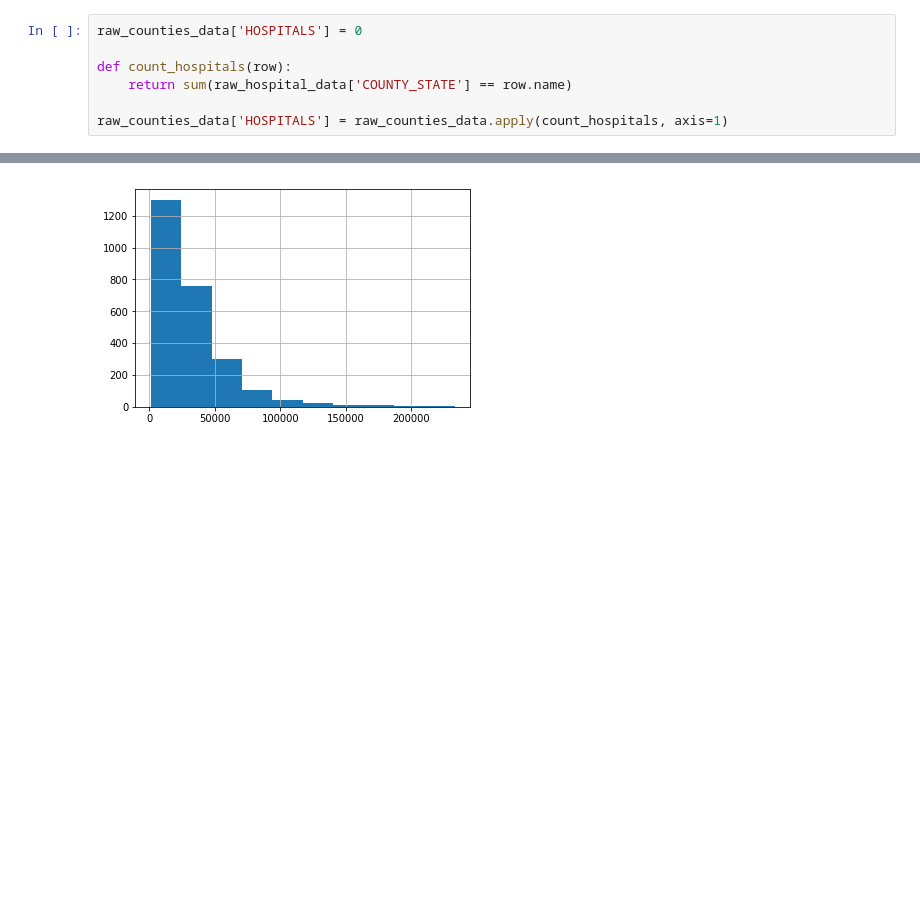
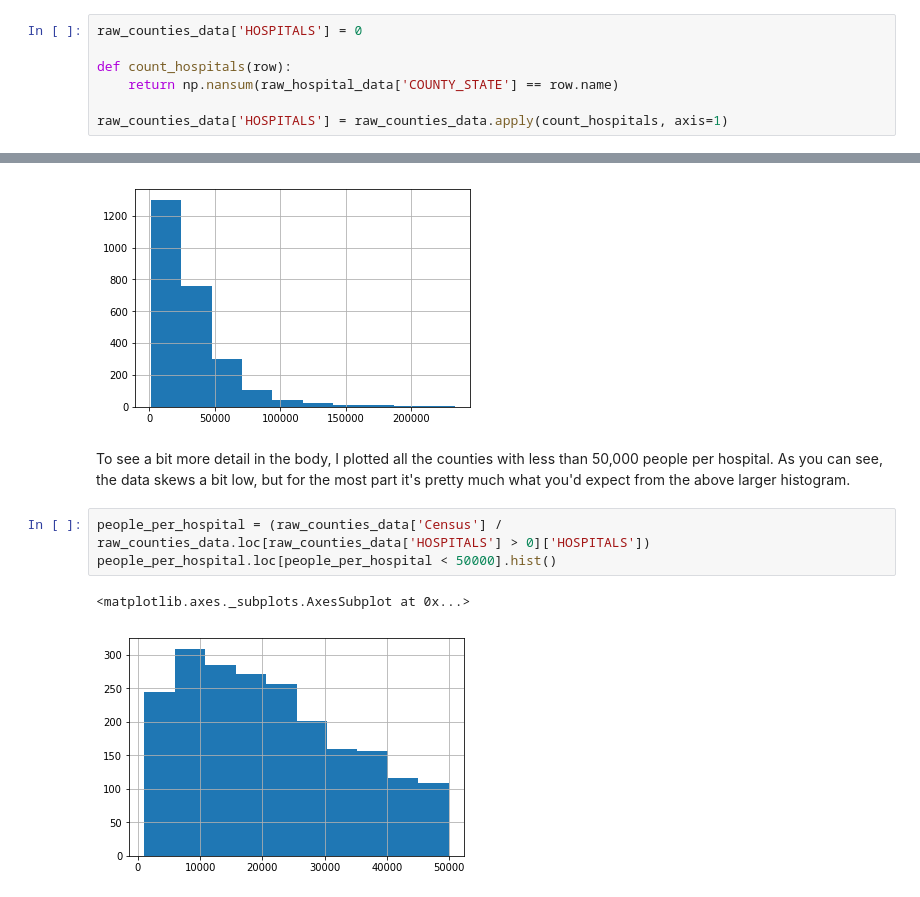
Before and after one commit to gragollier/EECS-731-Project-1, a Jupyter notebook: notebooks/1-Exploratory-Analysis.ipynb, the cells around one changed output, grey strips where cells are left out. Drawn from its saved outputs; the diff is of its cells as text; blank space fills up the shorter version.

```diff
--- a/notebooks/1-Exploratory-Analysis.ipynb
+++ b/notebooks/1-Exploratory-Analysis.ipynb
@@ -178,7 +185,7 @@ raw_hospital_data
 raw_counties_data['HOSPITALS'] = 0
 
 def count_hospitals(row):
-    return sum(raw_hospital_data['COUNTY_STATE'] == row.name)
+    return np.nansum(raw_hospital_data['COUNTY_STATE'] == row.name)
 
 raw_counties_data['HOSPITALS'] = raw_counties_data.apply(count_hospitals, axis=1)
 # %% [markdown]
@@ -216,3 +233,11 @@ array([[<matplotlib.axes._subplots.AxesSubplot object at 0x...>]],
 # %% [output]
 <matplotlib.axes._subplots.AxesSubplot at 0x...>
 [figure]
+# %% [markdown]
+To see a bit more detail in the body, I plotted all the counties with less than 50,000 people per hospital. As you can see, the data skews a bit low, but for the most part it's pretty much what you'd expect from the above larger histogram.
+# %%
+people_per_hospital = (raw_counties_data['Census'] / raw_counties_data.loc[raw_counties_data['HOSPITALS'] > 0]['HOSPITALS'])
+people_per_hospital.loc[people_per_hospital < 50000].hist()
+# %% [output]
+<matplotlib.axes._subplots.AxesSubplot at 0x...>
+[figure, added]
```
Also changed, not shown: parts of 22 cells of this notebook, 15 other files.
